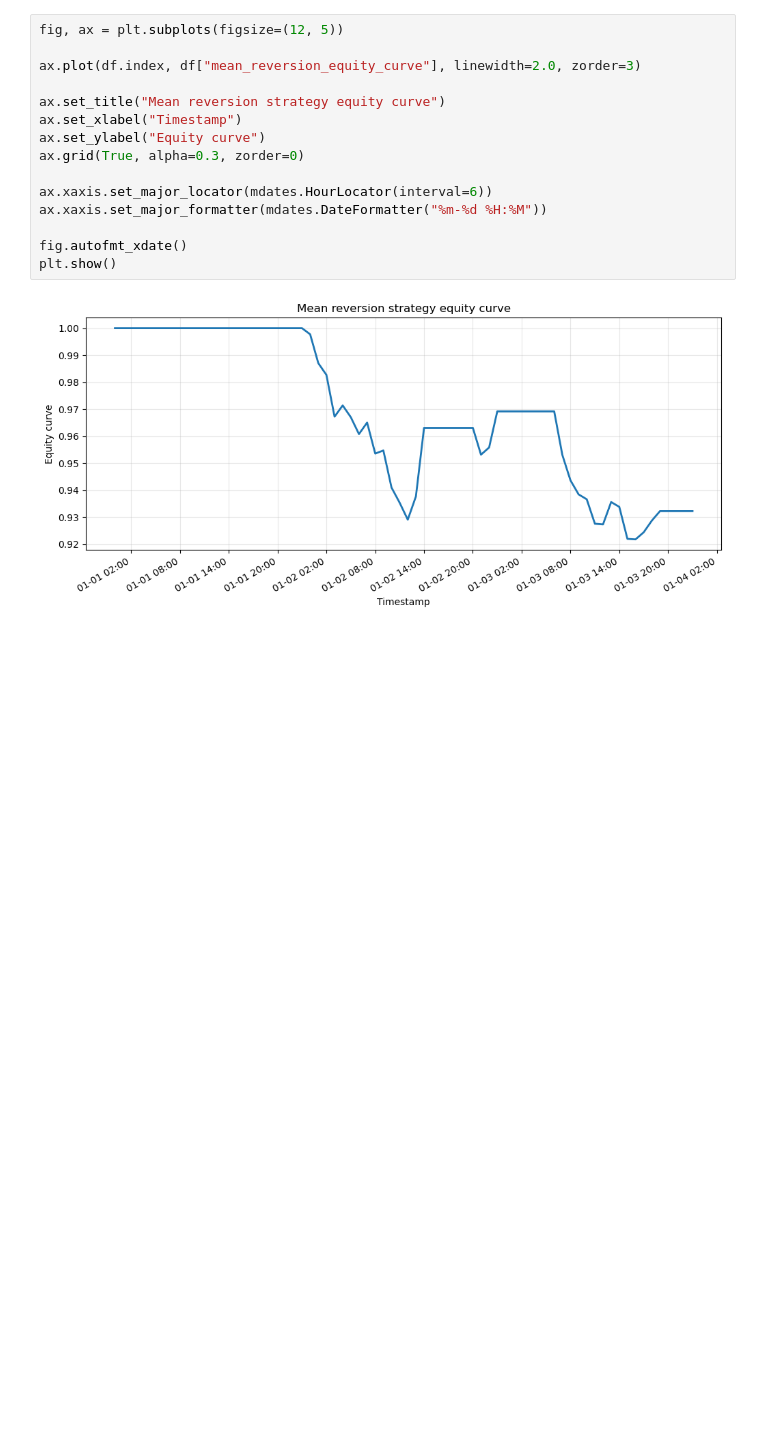
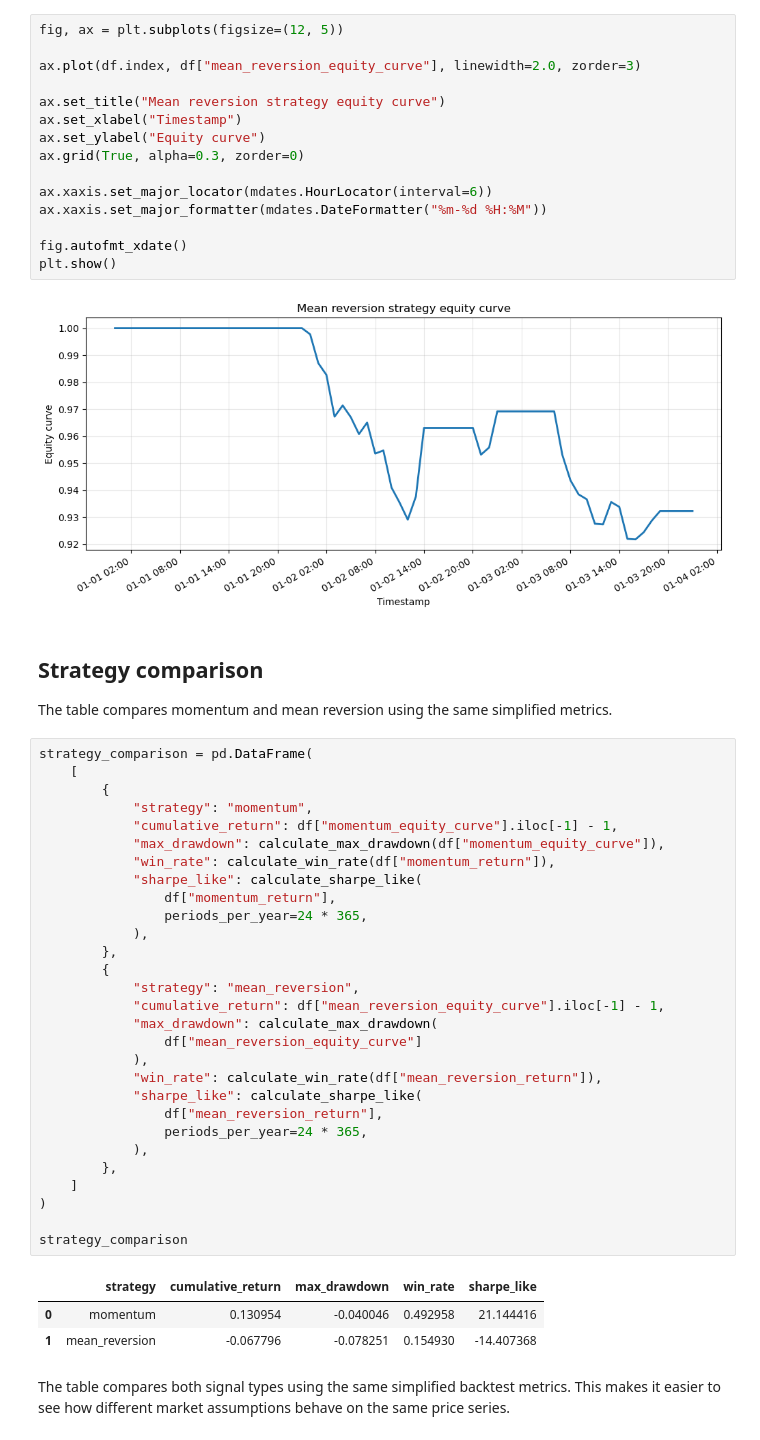
Before and after one commit to Piotr-Gala/market-signal-lab, a Jupyter notebook: notebooks/market_signal_analysis_volatile_sample.ipynb, the cells around one changed output. Saved outputs shown, nothing was run; the diff lists cells and outputs as text; blank space fills up the shorter version.

Commit message:
Compare momentum and mean reversion strategies

```diff
--- a/notebooks/market_signal_analysis_volatile_sample.ipynb
+++ b/notebooks/market_signal_analysis_volatile_sample.ipynb
@@ -345,3 +345,42 @@ fig.autofmt_xdate()
 plt.show()
 # %% [output]
 [figure]
+# %% [markdown]
+## Strategy comparison
+
+The table compares momentum and mean reversion using the same simplified metrics.
+# %%
+strategy_comparison = pd.DataFrame(
+    [
+        {
+            "strategy": "momentum",
+            "cumulative_return": df["momentum_equity_curve"].iloc[-1] - 1,
+            "max_drawdown": calculate_max_drawdown(df["momentum_equity_curve"]),
+            "win_rate": calculate_win_rate(df["momentum_return"]),
+            "sharpe_like": calculate_sharpe_like(
+                df["momentum_return"],
+                periods_per_year=24 * 365,
+            ),
+        },
+        {
+            "strategy": "mean_reversion",
+            "cumulative_return": df["mean_reversion_equity_curve"].iloc[-1] - 1,
+            "max_drawdown": calculate_max_drawdown(
+                df["mean_reversion_equity_curve"]
+            ),
+            "win_rate": calculate_win_rate(df["mean_reversion_return"]),
+            "sharpe_like": calculate_sharpe_like(
+                df["mean_reversion_return"],
+                periods_per_year=24 * 365,
+            ),
+        },
+    ]
+)
+
+strategy_comparison
+# %% [output]
+|  | strategy | cumulative_return | max_drawdown | win_rate | sharpe_like |
+| 0 | momentum | 0.130954 | -0.040046 | 0.492958 | 21.144416 |
+| 1 | mean_reversion | -0.067796 | -0.078251 | 0.154930 | -14.407368 |
+# %% [markdown]
+The table compares both signal types using the same simplified backtest metrics. This makes it easier to see how different market assumptions behave on the same price series.
```
Also changed, not shown: parts of 1 cell of this notebook, 1 other file.
